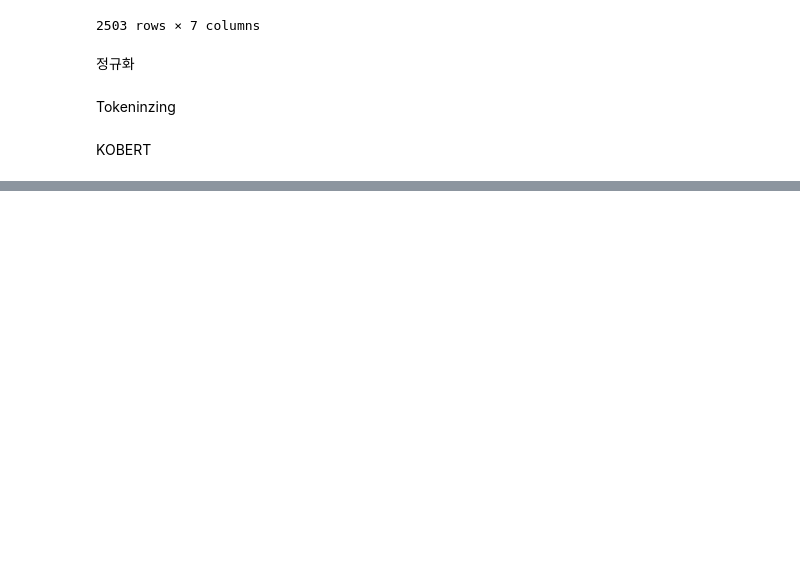
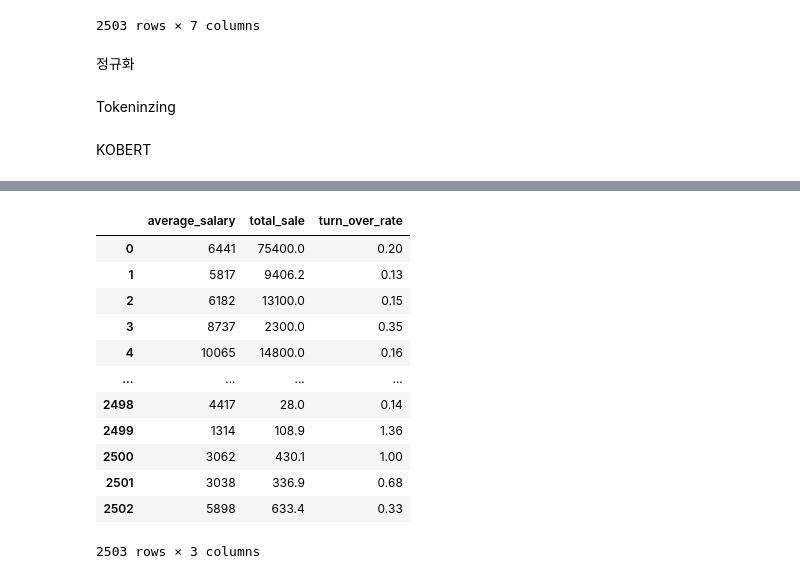
Before and after one commit to Sue-HyeongLee/SCAICO_turnover_rate, a Jupyter notebook: text_preprocessing_BERT.ipynb, the cells around one changed output, grey strips where cells are left out. Drawn from its saved outputs; the diff is of its cells as text; code cells hidden in the pictures; blank space fills up the shorter version.

```diff
--- a/text_preprocessing_BERT.ipynb
+++ b/text_preprocessing_BERT.ipynb
@@ -130 +134,17 @@ cmp = df['company_name']
+# %%
+f_data
+# %% [output]
+|  | average_salary | total_sale | turn_over_rate |
+| 0 | 6441 | 75400.0 | 0.20 |
+| 1 | 5817 | 9406.2 | 0.13 |
+| 2 | 6182 | 13100.0 | 0.15 |
+| 3 | 8737 | 2300.0 | 0.35 |
+| 4 | 10065 | 14800.0 | 0.16 |
+| ... | ... | ... | ... |
+| 2498 | 4417 | 28.0 | 0.14 |
+| 2499 | 1314 | 108.9 | 1.36 |
+| 2500 | 3062 | 430.1 | 1.00 |
+| 2501 | 3038 | 336.9 | 0.68 |
+| 2502 | 5898 | 633.4 | 0.33 |
+2503 rows × 3 columns
 # %%
```
Also changed, not shown: parts of 4 cells of this notebook, 1 other file.
